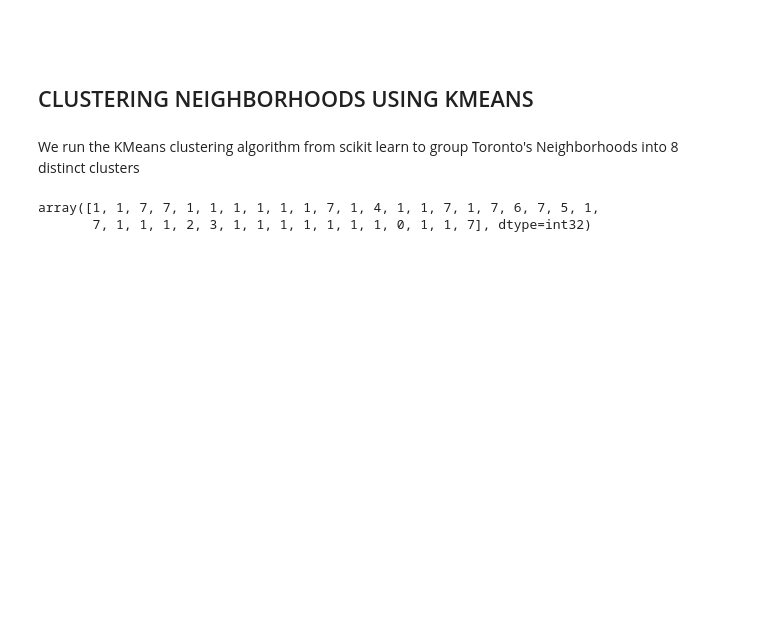
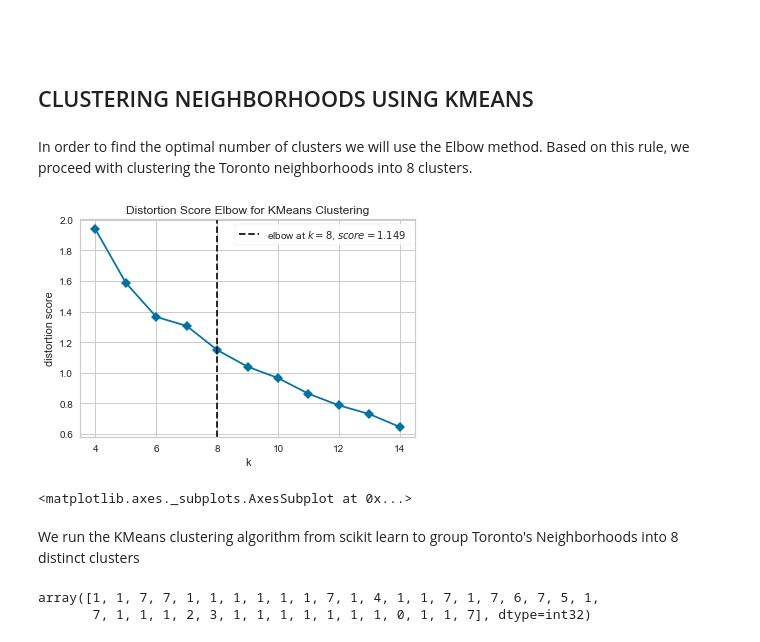
Before and after one commit to TheoSakalidis/Coursera_Capstone, a Jupyter notebook: Coursera_Week3_Assignment.ipynb, the cells around one changed output. Cells and saved outputs as stored; diff of their text form; code cells hidden in the pictures; blank space fills up the shorter version.

```diff
--- a/Coursera_Week3_Assignment.ipynb
+++ b/Coursera_Week3_Assignment.ipynb
@@ -562,6 +562,25 @@ neighborhood_venues_sorted.head()
 <br>
 <br>
 <h2> CLUSTERING NEIGHBORHOODS USING KMEANS
+# %% [markdown]
+In order to find the optimal number of clusters we will use the Elbow method. Based on this rule, we proceed with clustering the Toronto neighborhoods into 8 clusters.
+# %%
+from yellowbrick.cluster import KElbowVisualizer
+
+#Dropping the Neighborhood column for the Clustering
+toronto_grouped_clustering=toronto_grouped.drop('Neighborhood', axis=1)
+
+# Instantiate the clustering model and visualizer
+# k is range of number of clusters.
+model = KMeans(random_state=0)
+visualizer = KElbowVisualizer(model, k=(4,15),  timings=False)
+
+# Fit the data to the visualizer and render the figure
+visualizer.fit(toronto_grouped_clustering)
+visualizer.show()
+# %% [output]
+[figure, added]
+<matplotlib.axes._subplots.AxesSubplot at 0x...>
 # %% [markdown]
 We run the KMeans clustering algorithm from scikit learn to group Toronto's Neighborhoods into 8 distinct clusters
 # %%
```
Also changed, not shown: parts of 1 cell of this notebook.
